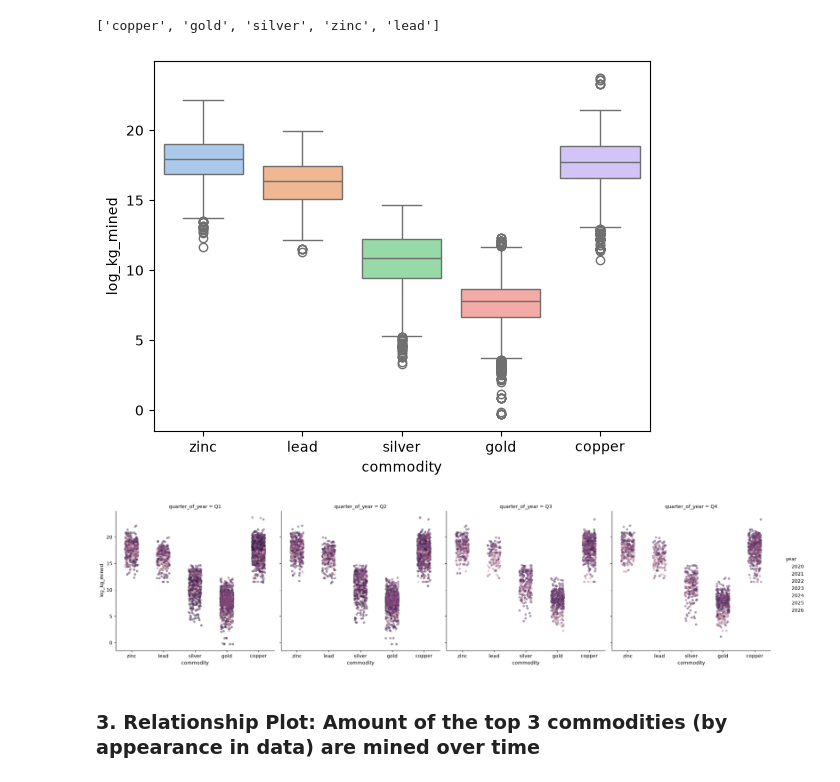
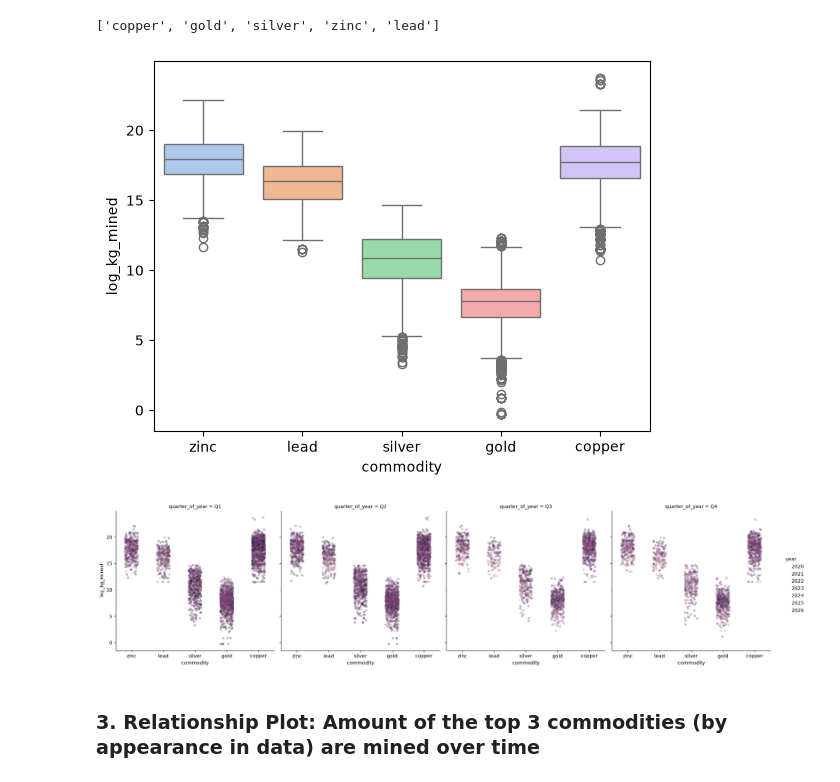
Before and after one commit to littlleHawk/sta556-homework-2, a Jupyter notebook: notebooks/HW_2_csv.ipynb, the cells around one changed output. Saved outputs shown, nothing was run; the diff lists cells and outputs as text; code cells hidden in the pictures.

```diff
--- a/notebooks/HW_2_csv.ipynb
+++ b/notebooks/HW_2_csv.ipynb
@@ -431,35 +448,35 @@ top_5_commodities
 top_5 = utils.filter_top_n_values(df = log_amounts_mined, col_name="commodity", num_values=5)
 
 quarter_order = sorted(
     top_5["quarter_of_year"].dropna().unique(),
     key=lambda quarter: int(quarter[1:])
 )
 year_order = sorted(top_5["year"].unique(), key=int)
 
 sns.boxplot(
     data=top_5,
     y="log_kg_mined",
     x="commodity",
     hue="commodity",
     palette="pastel"
 )
 plt.savefig("../figures/fig_6_box_top_5.png")
 
 sns.catplot(
     data=top_5,
     y="log_kg_mined",
     x="commodity",
     hue="year",
     hue_order=year_order,
     col="quarter_of_year",
     col_order=quarter_order,
-    alpha=0.5,
+    alpha=0.35,
     jitter=0.2
 )
 plt.savefig("../figures/fig_7_top_5_by_year.png")
 # %% [output]
 [figure]
-[figure, old version]
+[figure, new version]
 # %% [markdown]
 ### 3. Relationship Plot: Amount of the top 3 commodities (by appearance in data) are mined over time
 # %%
```
Also changed, not shown: parts of 5 cells of this notebook, 5 other files.
